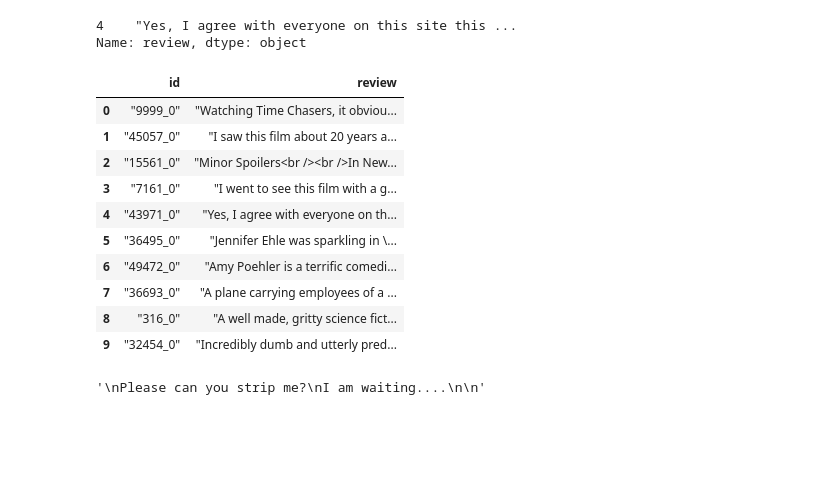
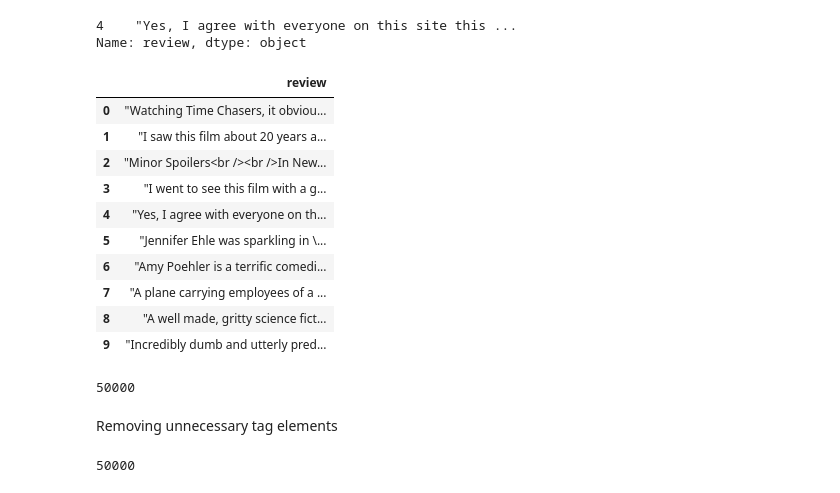
Before and after one commit to HarmanBhutani/ML_projects, a Jupyter notebook: Assignment_DataScience.ipynb, the cells around one changed output. Saved outputs shown, nothing was run; the diff lists cells and outputs as text; code cells hidden in the pictures; blank space fills up the shorter version.

```diff
--- a/Assignment_DataScience.ipynb
+++ b/Assignment_DataScience.ipynb
@@ -35,27 +45,20 @@ a
 # %% [output]
 4    "Yes, I agree with everyone on this site this ...
 Name: review, dtype: object
+# %%
+fields = ['review']
 # %%
-dataframe = pd.read_csv('movie_review.tsv', header=0, delimiter="\t", quoting=csv.QUOTE_NONE)
+dataframe = pd.read_csv('movie_review.tsv', header=0, delimiter="\t", usecols=fields , quoting=csv.QUOTE_NONE)
 dataframe.head(10)
 # %% [output]
-|  | id | review |
-| 0 | "9999_0" | "Watching Time Chasers, it obviou... |
-| 1 | "45057_0" | "I saw this film about 20 years a... |
-| 2 | "15561_0" | "Minor Spoilers<br /><br />In New... |
-| 3 | "7161_0" | "I went to see this film with a g... |
-| 4 | "43971_0" | "Yes, I agree with everyone on th... |
-| 5 | "36495_0" | "Jennifer Ehle was sparkling in \... |
-| 6 | "49472_0" | "Amy Poehler is a terrific comedi... |
-| 7 | "36693_0" | "A plane carrying employees of a ... |
-| 8 | "316_0" | "A well made, gritty science fict... |
-| 9 | "32454_0" | "Incredibly dumb and utterly pred... |
+|  | review |
+| 0 | "Watching Time Chasers, it obviou... |
+| 1 | "I saw this film about 20 years a... |
+| 2 | "Minor Spoilers<br /><br />In New... |
+| 3 | "I went to see this film with a g... |
+| 4 | "Yes, I agree with everyone on th... |
+| 5 | "Jennifer Ehle was sparkling in \... |
+| 6 | "Amy Poehler is a terrific comedi... |
+| 7 | "A plane carrying employees of a ... |
+| 8 | "A well made, gritty science fict... |
+| 9 | "Incredibly dumb and utterly pred... |
-# %%
-html = '''
-<td><a href="http://www.fakewebsite.com">Please can you strip me?</a>
-<br/><a href="http://www.fakewebsite.com">I am waiting....</a>
-</td>
-'''
-strip_tags(html)
-# %% [output]
-'\nPlease can you strip me?\nI am waiting....\n\n'
@@ -81,0 +65,6 @@ def strip_tags(html):
+# %%
+len(dataframe)
+# %% [output]
+50000
+# %% [markdown]
+Removing unnecessary tag elements
@@ -81,0 +79,4 @@ def strip_tags(html):
+# %%
+len(data_f)
+# %% [output]
+50000
```
Also changed, not shown: parts of 25 cells of this notebook.
